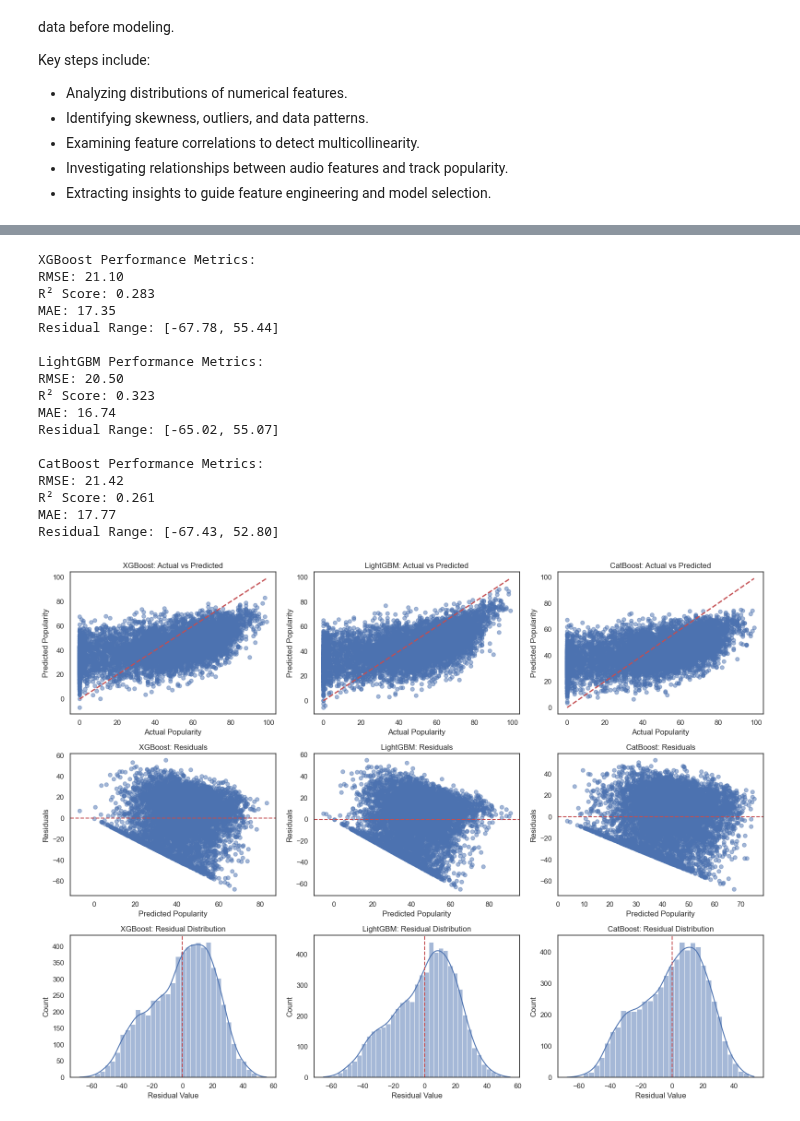
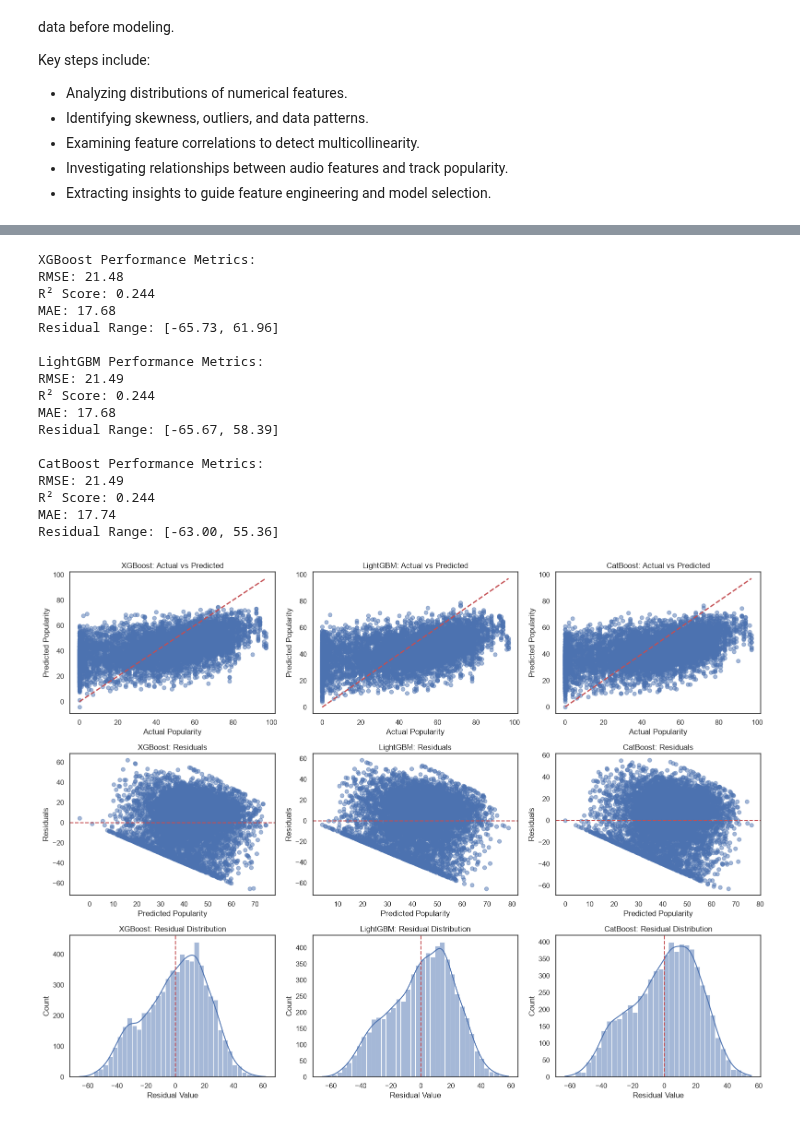
Before and after one commit to Yahlawat/Spotify-Popularity-Prediction, a Jupyter notebook: notebooks/spotify_popularity_prediction.ipynb, the cells around one changed output, grey strips where cells are left out. Cells and saved outputs as stored; diff of their text form; code cells hidden in the pictures.

```diff
--- a/notebooks/spotify_popularity_prediction.ipynb
+++ b/notebooks/spotify_popularity_prediction.ipynb
@@ -468,12 +504,7 @@ categorical_features = X_train.select_dtypes(include=['category']).columns.tolis
 # %%
-# Train XGBoost model with categorical features
+# Train XGBoost model
 xgb_pipeline = Pipeline([
-    ('preprocessing', ColumnTransformer(
-        transformers=[
-            ('num', StandardScaler(), numerical_features),
-            ('cat', OneHotEncoder(handle_unknown='ignore', sparse_output=False), categorical_features)
-        ]
-    )),
+    ('preprocessing', make_preprocessor()),
     ('regressor', xgb.XGBRegressor(
         random_state=42,
         n_jobs=-1,
@@ -491,12 +522,13 @@ xgb_params = {
 xgb_grid = GridSearchCV(
     xgb_pipeline,
     xgb_params,
-    cv=3,
+    cv=cv,
     scoring='neg_mean_squared_error',
     n_jobs=-1
 )
 
-xgb_grid.fit(X_train, y_train)
+xgb_grid.fit(X_train, y_train, groups=groups_train)
 
 print("Best XGBoost parameters:", xgb_grid.best_params_)
+print(f"CV RMSE: {np.sqrt(-xgb_grid.best_score_):.2f}")
 # %% [output]
@@ -583,16 +606,9 @@ Best CatBoost parameters: {'regressor__depth': 6, 'regressor__iterations': 200,
 # %%
 # Model evaluation function
-def evaluate_model(model, X_test, y_test, model_name):
-    """Evaluate model performance with comprehensive metrics."""
-    y_pred = model.predict(X_test)
-
-    # Basic metrics
-    mse = mean_squared_error(y_test, y_pred)
-    rmse = np.sqrt(mse)
+def evaluate_model(y_test, y_pred, model_name):
+    rmse = np.sqrt(mean_squared_error(y_test, y_pred))
     r2 = r2_score(y_test, y_pred)
     mae = mean_absolute_error(y_test, y_pred)
-
-    # Calculate residuals
     residuals = y_test - y_pred
 
     print(f"\n{model_name} Performance Metrics:")
@@ -601,26 +617,26 @@ def evaluate_model(model, X_test, y_test, model_name):
     print(f"MAE: {mae:.2f}")
     print(f"Residual Range: [{residuals.min():.2f}, {residuals.max():.2f}]")
 
-    return y_pred, residuals
+    return {'RMSE': rmse, 'R²': r2, 'MAE': mae}, residuals
 
 # Evaluate the three models
 models = {
     'XGBoost': xgb_grid,
     'LightGBM': lgb_grid,
-    'CatBoost': cat_grid}
+    'CatBoost': cat_grid
+}
 # %%
 # Plot model comparisons function
 def plot_model_comparisons(models, X_test, y_test):
-    """Create comprehensive comparison visualizations for multiple models."""
-    # Store results
-    results = {}
+    metrics = {}
+    predictions = {}
 
     plt.figure(figsize=(16, 12))
 
-    # Evaluate each model
     for i, (model_name, model) in enumerate(models.items()):
-        y_pred, residuals = evaluate_model(model, X_test, y_test, model_name)
-        results[model_name] = {'y_pred': y_pred, 'residuals': residuals}
+        y_pred = model.predict(X_test)
+        metrics[model_name], residuals = evaluate_model(y_test, y_pred, model_name)
+        predictions[model_name] = y_pred
 
         # Actual vs Predicted plot
         plt.subplot(3, 3, i+1)
@@ -629,45 +645,45 @@ def plot_model_comparisons(models, X_test, y_test):
         plt.title(f'{model_name}: Actual vs Predicted')
         plt.xlabel('Actual Popularity')
         plt.ylabel('Predicted Popularity')
 
         # Residuals plot
         plt.subplot(3, 3, i+4)
         plt.scatter(y_pred, residuals, alpha=0.5)
         plt.axhline(y=0, color='r', linestyle='--')
         plt.title(f'{model_name}: Residuals')
         plt.xlabel('Predicted Popularity')
         plt.ylabel('Residuals')
 
         # Residual distribution
         plt.subplot(3, 3, i+7)
         sns.histplot(residuals, kde=True)
         plt.axvline(x=0, color='r', linestyle='--')
         plt.title(f'{model_name}: Residual Distribution')
         plt.xlabel('Residual Value')
 
     plt.tight_layout()
     plt.show()
 
-    return results
+    return pd.DataFrame(metrics).T, predictions
 
 # Plot model comparisons
-plot_model_comparisons(models, X_test, y_test)
+results, predictions = plot_model_comparisons(models, X_test, y_test)
 # %% [output]
 XGBoost Performance Metrics:
-RMSE: 21.10
-R² Score: 0.283
-MAE: 17.35
-Residual Range: [-67.78, 55.44]
+RMSE: 21.48
+R² Score: 0.244
+MAE: 17.68
+Residual Range: [-65.73, 61.96]
 
 LightGBM Performance Metrics:
-RMSE: 20.50
-R² Score: 0.323
-MAE: 16.74
-Residual Range: [-65.02, 55.07]
+RMSE: 21.49
+R² Score: 0.244
+MAE: 17.68
+Residual Range: [-65.67, 58.39]
 
 CatBoost Performance Metrics:
-RMSE: 21.42
-R² Score: 0.261
-MAE: 17.77
-Residual Range: [-67.43, 52.80]
+RMSE: 21.49
+R² Score: 0.244
+MAE: 17.74
+Residual Range: [-63.00, 55.36]
-[figure, old version]
+[figure, new version]
```
Also changed, not shown: parts of 41 cells of this notebook, 8 other files.
